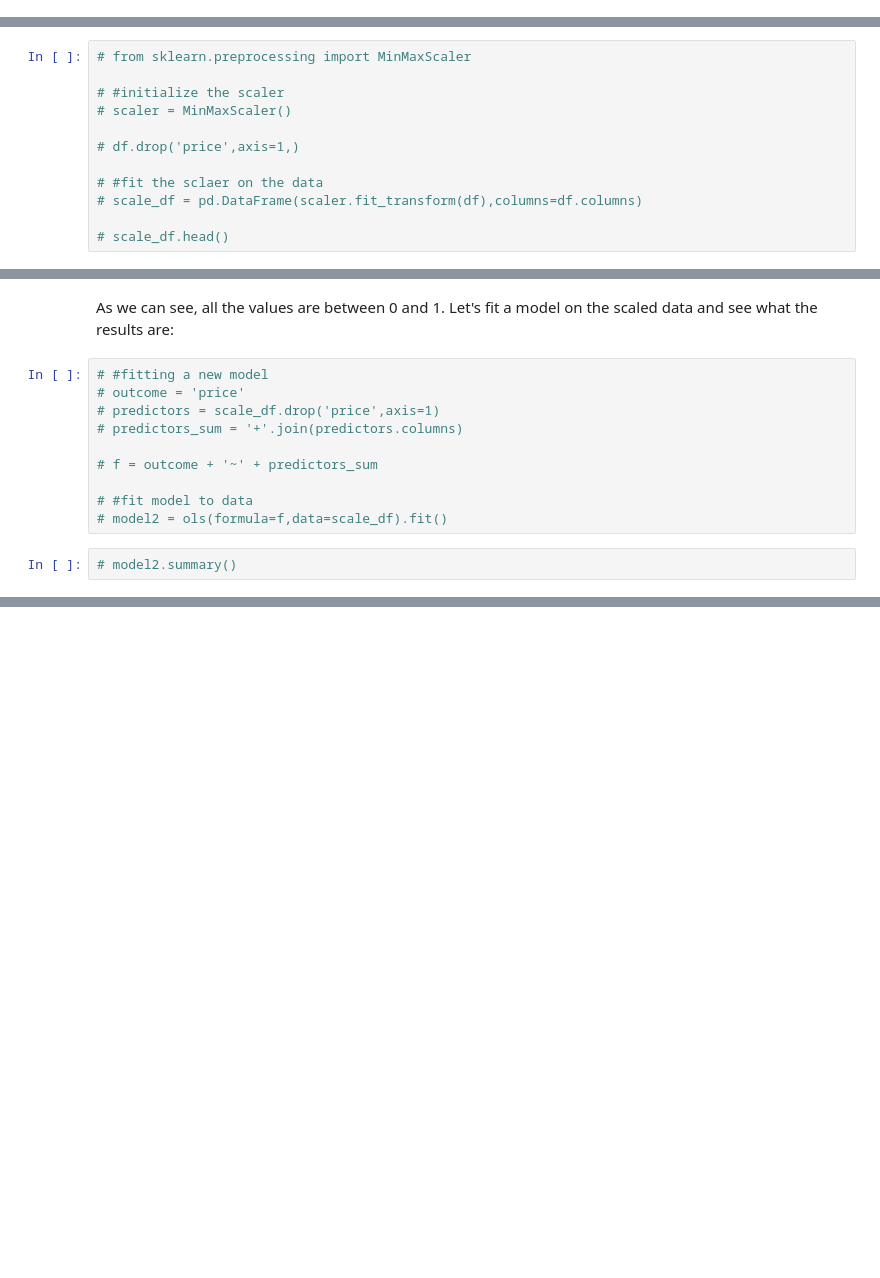
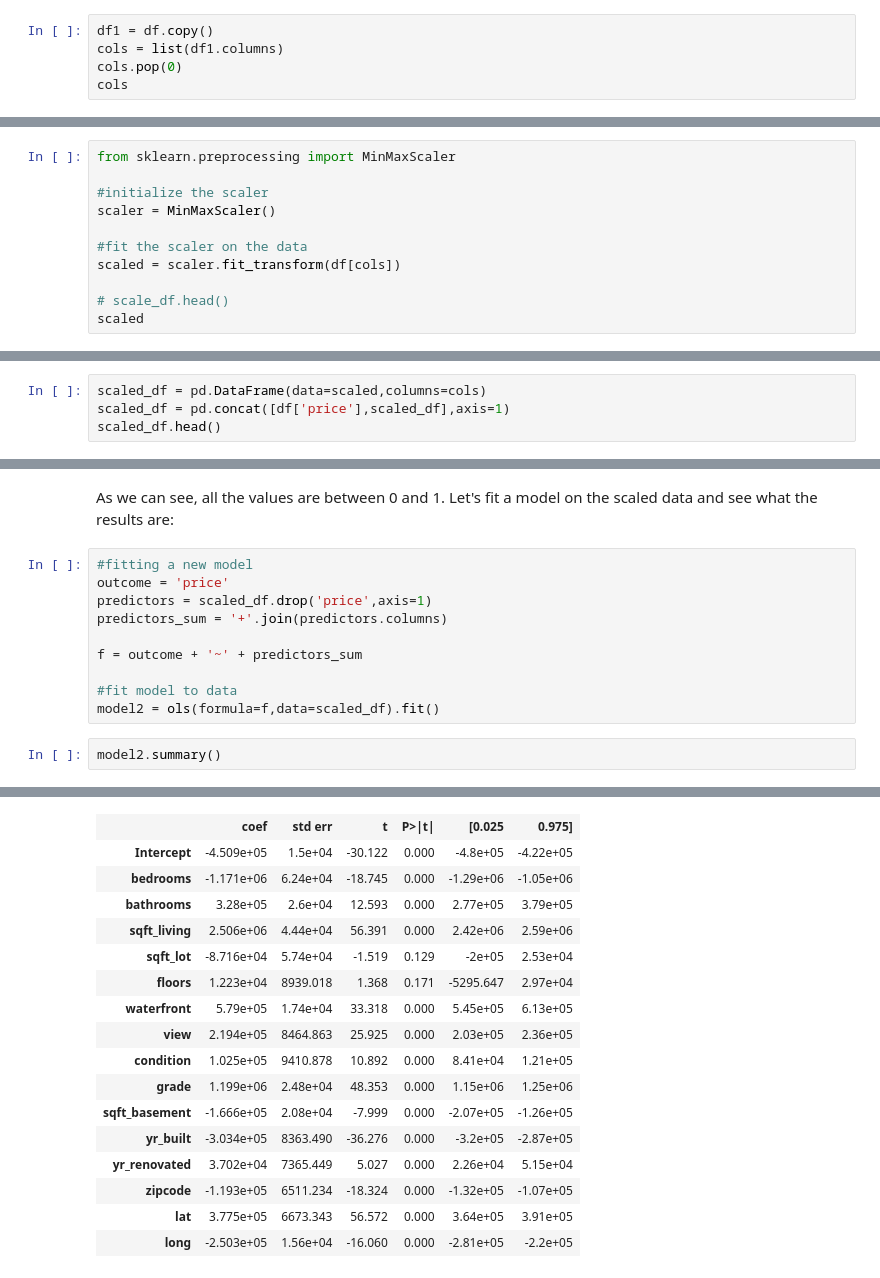
Before and after one commit to rahulakrish/linear_regression, a Jupyter notebook: notebook.ipynb, the cells around one changed output, grey strips where cells are left out. Cells and saved outputs as stored; diff of their text form; blank space fills up the shorter version.

```diff
--- a/notebook.ipynb
+++ b/notebook.ipynb
@@ -402,3 +404,8 @@ Let's try a different approach
 ## Scaling
 # %% [markdown]
 If the independent variables all have different scales, then this could lead to misinterpretation i.e. features represented on a larger scale might have larger coefficents. By making the scale uniform across the data set, this will help improve model performance.
+# %%
+df1 = df.copy()
+cols = list(df1.columns)
+cols.pop(0)
+cols
@@ -405,12 +428,11 @@ If the independent variables all have different scales, then this could lead to
 # %%
-# from sklearn.preprocessing import MinMaxScaler
+from sklearn.preprocessing import MinMaxScaler
 
-# #initialize the scaler
-# scaler = MinMaxScaler()
+#initialize the scaler
+scaler = MinMaxScaler()
 
-# df.drop('price',axis=1,)
-
-# #fit the sclaer on the data
-# scale_df = pd.DataFrame(scaler.fit_transform(df),columns=df.columns)
+#fit the scaler on the data
+scaled = scaler.fit_transform(df[cols])
 
 # scale_df.head()
+scaled
@@ -418,0 +453,4 @@ If the independent variables all have different scales, then this could lead to
+# %%
+scaled_df = pd.DataFrame(data=scaled,columns=cols)
+scaled_df = pd.concat([df['price'],scaled_df],axis=1)
+scaled_df.head()
@@ -420,14 +465,15 @@ If the independent variables all have different scales, then this could lead to
 As we can see, all the values are between 0 and 1.
 Let's fit a model on the scaled data and see what the results are:
 # %%
-# #fitting a new model
-# outcome = 'price'
-# predictors = scale_df.drop('price',axis=1)
-# predictors_sum = '+'.join(predictors.columns)
+#fitting a new model
+outcome = 'price'
+predictors = scaled_df.drop('price',axis=1)
+predictors_sum = '+'.join(predictors.columns)
 
-# f = outcome + '~' + predictors_sum
+f = outcome + '~' + predictors_sum
 
-# #fit model to data
-# model2 = ols(formula=f,data=scale_df).fit()
+#fit model to data
+model2 = ols(formula=f,data=scaled_df).fit()
-# %%
-# model2.summary()
+# %%
+model2.summary()
+# %% [output]
@@ -433,0 +490,17 @@ Let's fit a model on the scaled data and see what the results are:
+|  | coef | std err | t | P>|t| | [0.025 | 0.975] |
+| Intercept | -4.509e+05 | 1.5e+04 | -30.122 | 0.000 | -4.8e+05 | -4.22e+05 |
+| bedrooms | -1.171e+06 | 6.24e+04 | -18.745 | 0.000 | -1.29e+06 | -1.05e+06 |
+| bathrooms | 3.28e+05 | 2.6e+04 | 12.593 | 0.000 | 2.77e+05 | 3.79e+05 |
+| sqft_living | 2.506e+06 | 4.44e+04 | 56.391 | 0.000 | 2.42e+06 | 2.59e+06 |
+| sqft_lot | -8.716e+04 | 5.74e+04 | -1.519 | 0.129 | -2e+05 | 2.53e+04 |
+| floors | 1.223e+04 | 8939.018 | 1.368 | 0.171 | -5295.647 | 2.97e+04 |
+| waterfront | 5.79e+05 | 1.74e+04 | 33.318 | 0.000 | 5.45e+05 | 6.13e+05 |
+| view | 2.194e+05 | 8464.863 | 25.925 | 0.000 | 2.03e+05 | 2.36e+05 |
+| condition | 1.025e+05 | 9410.878 | 10.892 | 0.000 | 8.41e+04 | 1.21e+05 |
+| grade | 1.199e+06 | 2.48e+04 | 48.353 | 0.000 | 1.15e+06 | 1.25e+06 |
+| sqft_basement | -1.666e+05 | 2.08e+04 | -7.999 | 0.000 | -2.07e+05 | -1.26e+05 |
+| yr_built | -3.034e+05 | 8363.490 | -36.276 | 0.000 | -3.2e+05 | -2.87e+05 |
+| yr_renovated | 3.702e+04 | 7365.449 | 5.027 | 0.000 | 2.26e+04 | 5.15e+04 |
+| zipcode | -1.193e+05 | 6511.234 | -18.324 | 0.000 | -1.32e+05 | -1.07e+05 |
+| lat | 3.775e+05 | 6673.343 | 56.572 | 0.000 | 3.64e+05 | 3.91e+05 |
+| long | -2.503e+05 | 1.56e+04 | -16.060 | 0.000 | -2.81e+05 | -2.2e+05 |
```
Also changed, not shown: parts of 18 cells of this notebook.
